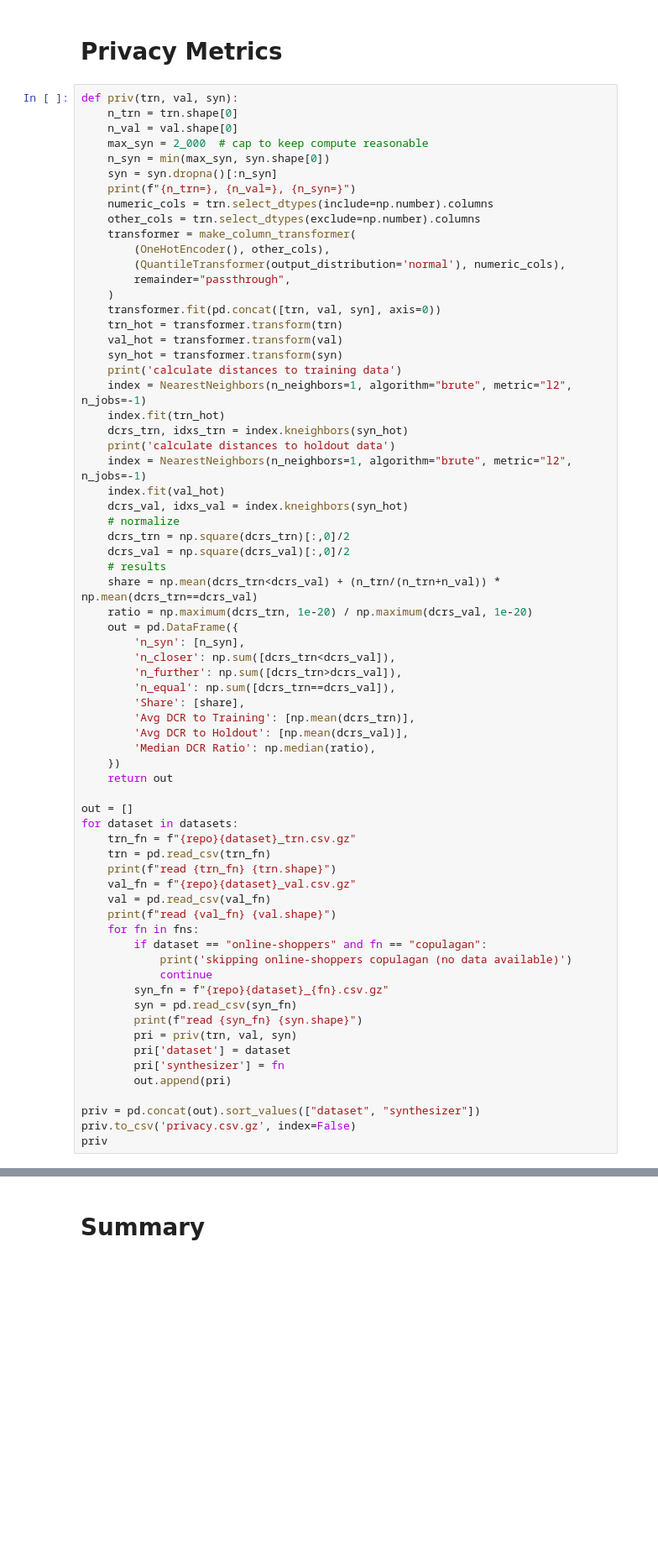
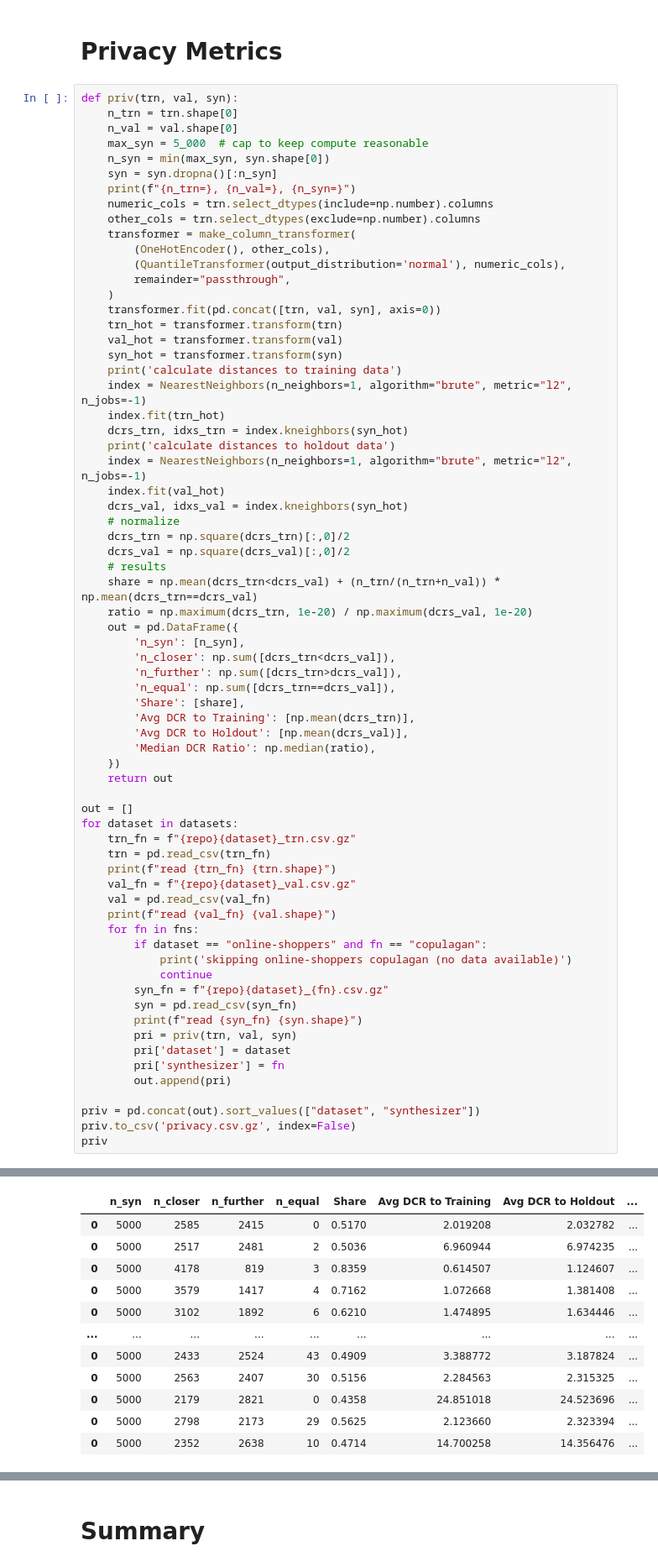
Before and after one commit to mostly-ai/paper-fidelity-accuracy, a Jupyter notebook: 2023-05/evaluate.ipynb, the cells around one changed output, grey strips where cells are left out. Shown at 84% size. Cells and saved outputs as stored; diff of their text form; blank space fills up the shorter version.

```diff
--- a/2023-05/evaluate.ipynb
+++ b/2023-05/evaluate.ipynb
@@ -273,7 +361,7 @@ for dataset in datasets:
 def priv(trn, val, syn):
     n_trn = trn.shape[0]
     n_val = val.shape[0]
-    max_syn = 2_000  # cap to keep compute reasonable
+    max_syn = 5_000  # cap to keep compute reasonable
     n_syn = min(max_syn, syn.shape[0])
     syn = syn.dropna()[:n_syn]
     print(f"{n_trn=}, {n_val=}, {n_syn=}")
@@ -337,3 +425,4 @@ for dataset in datasets:
 priv = pd.concat(out).sort_values(["dataset", "synthesizer"])
 priv.to_csv('privacy.csv.gz', index=False)
 priv
+# %% [output]
@@ -339,0 +446,12 @@ priv
+|  | n_syn | n_closer | n_further | n_equal | Share | Avg DCR to Training | Avg DCR to Holdout | ... |
+| 0 | 5000 | 2585 | 2415 | 0 | 0.5170 | 2.019208 | 2.032782 | ... |
+| 0 | 5000 | 2517 | 2481 | 2 | 0.5036 | 6.960944 | 6.974235 | ... |
+| 0 | 5000 | 4178 | 819 | 3 | 0.8359 | 0.614507 | 1.124607 | ... |
+| 0 | 5000 | 3579 | 1417 | 4 | 0.7162 | 1.072668 | 1.381408 | ... |
+| 0 | 5000 | 3102 | 1892 | 6 | 0.6210 | 1.474895 | 1.634446 | ... |
+| ... | ... | ... | ... | ... | ... | ... | ... | ... |
+| 0 | 5000 | 2433 | 2524 | 43 | 0.4909 | 3.388772 | 3.187824 | ... |
+| 0 | 5000 | 2563 | 2407 | 30 | 0.5156 | 2.284563 | 2.315325 | ... |
+| 0 | 5000 | 2179 | 2821 | 0 | 0.4358 | 24.851018 | 24.523696 | ... |
+| 0 | 5000 | 2798 | 2173 | 29 | 0.5625 | 2.123660 | 2.323394 | ... |
+| 0 | 5000 | 2352 | 2638 | 10 | 0.4714 | 14.700258 | 14.356476 | ... |
```
Also changed, not shown: parts of 14 cells of this notebook, 14 other files.
